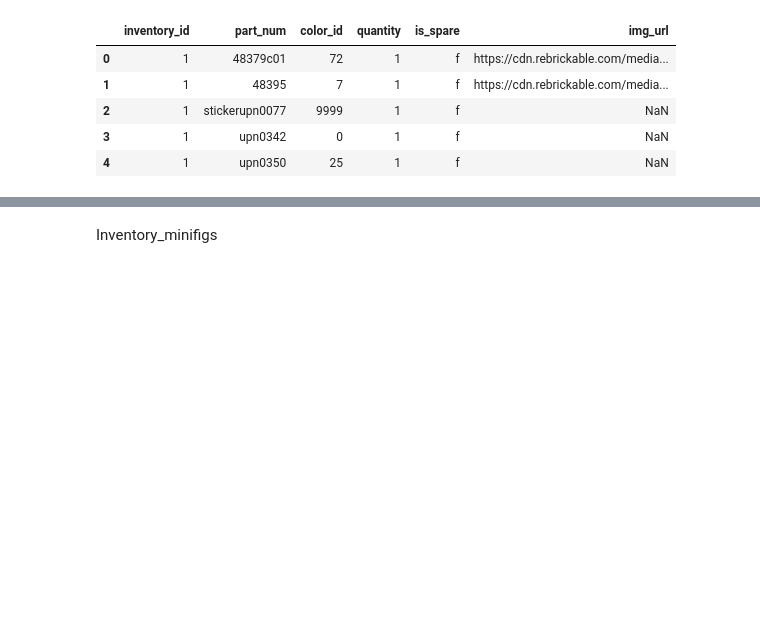
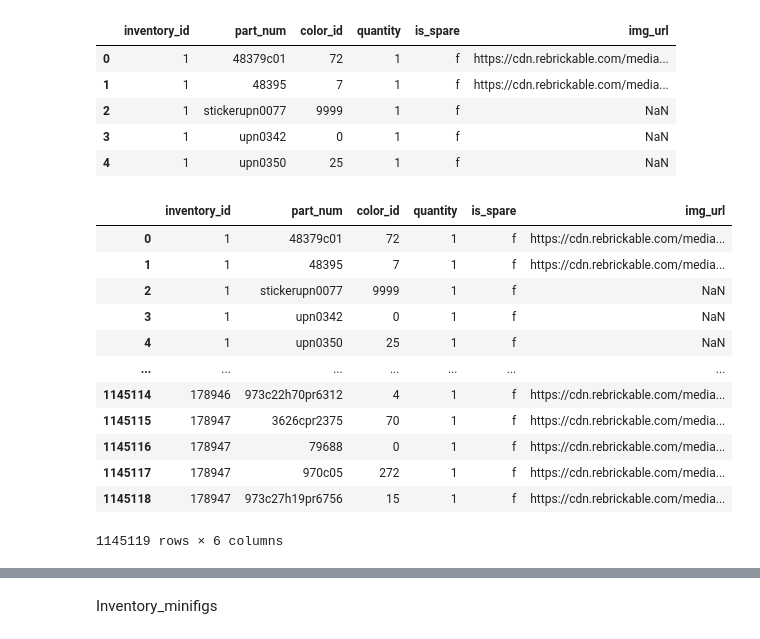
Before and after one commit to BenjaSar/AdD, a Jupyter notebook: TP_Integrador_AdD.ipynb, the cells around one changed output, grey strips where cells are left out. Cells and saved outputs as stored; diff of their text form; code cells hidden in the pictures; blank space fills up the shorter version.

```diff
--- a/TP_Integrador_AdD.ipynb
+++ b/TP_Integrador_AdD.ipynb
@@ -431,6 +497,25 @@ inventory_parts.head()
 | 2 | 1 | stickerupn0077 | 9999 | 1 | f | NaN |
 | 3 | 1 | upn0342 | 0 | 1 | f | NaN |
 | 4 | 1 | upn0350 | 25 | 1 | f | NaN |
+# %%
+#Using dictionary to convert specific columns
+convert_dict = {'part_num':str}
+# %%
+inventory_parts.astype(convert_dict)
+# %% [output]
+|  | inventory_id | part_num | color_id | quantity | is_spare | img_url |
+| 0 | 1 | 48379c01 | 72 | 1 | f | https://cdn.rebrickable.com/media... |
+| 1 | 1 | 48395 | 7 | 1 | f | https://cdn.rebrickable.com/media... |
+| 2 | 1 | stickerupn0077 | 9999 | 1 | f | NaN |
+| 3 | 1 | upn0342 | 0 | 1 | f | NaN |
+| 4 | 1 | upn0350 | 25 | 1 | f | NaN |
+| ... | ... | ... | ... | ... | ... | ... |
+| 1145114 | 178946 | 973c22h70pr6312 | 4 | 1 | f | https://cdn.rebrickable.com/media... |
+| 1145115 | 178947 | 3626cpr2375 | 70 | 1 | f | https://cdn.rebrickable.com/media... |
+| 1145116 | 178947 | 79688 | 0 | 1 | f | https://cdn.rebrickable.com/media... |
+| 1145117 | 178947 | 970c05 | 272 | 1 | f | https://cdn.rebrickable.com/media... |
+| 1145118 | 178947 | 973c27h19pr6756 | 15 | 1 | f | https://cdn.rebrickable.com/media... |
+1145119 rows × 6 columns
 # %%
 #Checking null data
 inventory_parts.isnull().sum()
```
Also changed, not shown: parts of 52 cells of this notebook.
